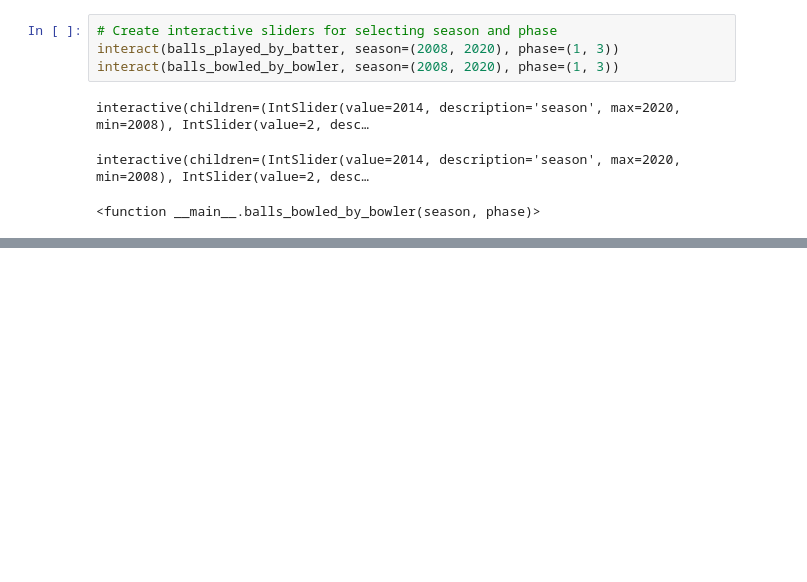
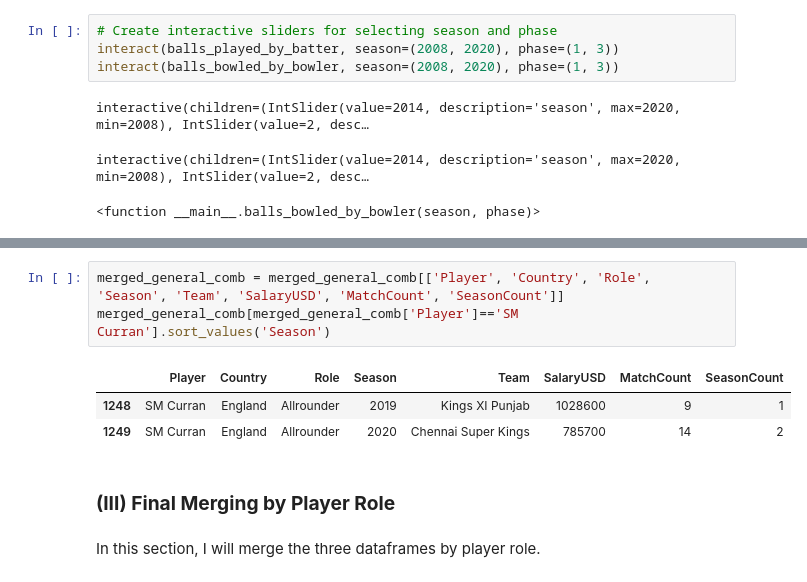
Before and after one commit to rohitbhamidi/ipl-player-salary, a Jupyter notebook: 1-DataWrangling.ipynb, the cells around one changed output, grey strips where cells are left out. Saved outputs shown, nothing was run; the diff lists cells and outputs as text; blank space fills up the shorter version.

```diff
--- a/1-DataWrangling.ipynb
+++ b/1-DataWrangling.ipynb
@@ -697,0 +710,11 @@ general_comb = general_comb.sort_values(['Team','Season', 'SalaryUSD'], ascendin
+# %%
+merged_general_comb = merged_general_comb[['Player', 'Country', 'Role', 'Season', 'Team', 'SalaryUSD', 'MatchCount', 'SeasonCount']]
+merged_general_comb[merged_general_comb['Player']=='SM Curran'].sort_values('Season')
+# %% [output]
+|  | Player | Country | Role | Season | Team | SalaryUSD | MatchCount | SeasonCount |
+| 1248 | SM Curran | England | Allrounder | 2019 | Kings XI Punjab | 1028600 | 9 | 1 |
+| 1249 | SM Curran | England | Allrounder | 2020 | Chennai Super Kings | 785700 | 14 | 2 |
+# %% [markdown]
+### **(III) Final Merging by Player Role**
+# %% [markdown]
+In this section, I will merge the three dataframes by player role.
```
Also changed, not shown: parts of 20 cells of this notebook, 4 other files.
